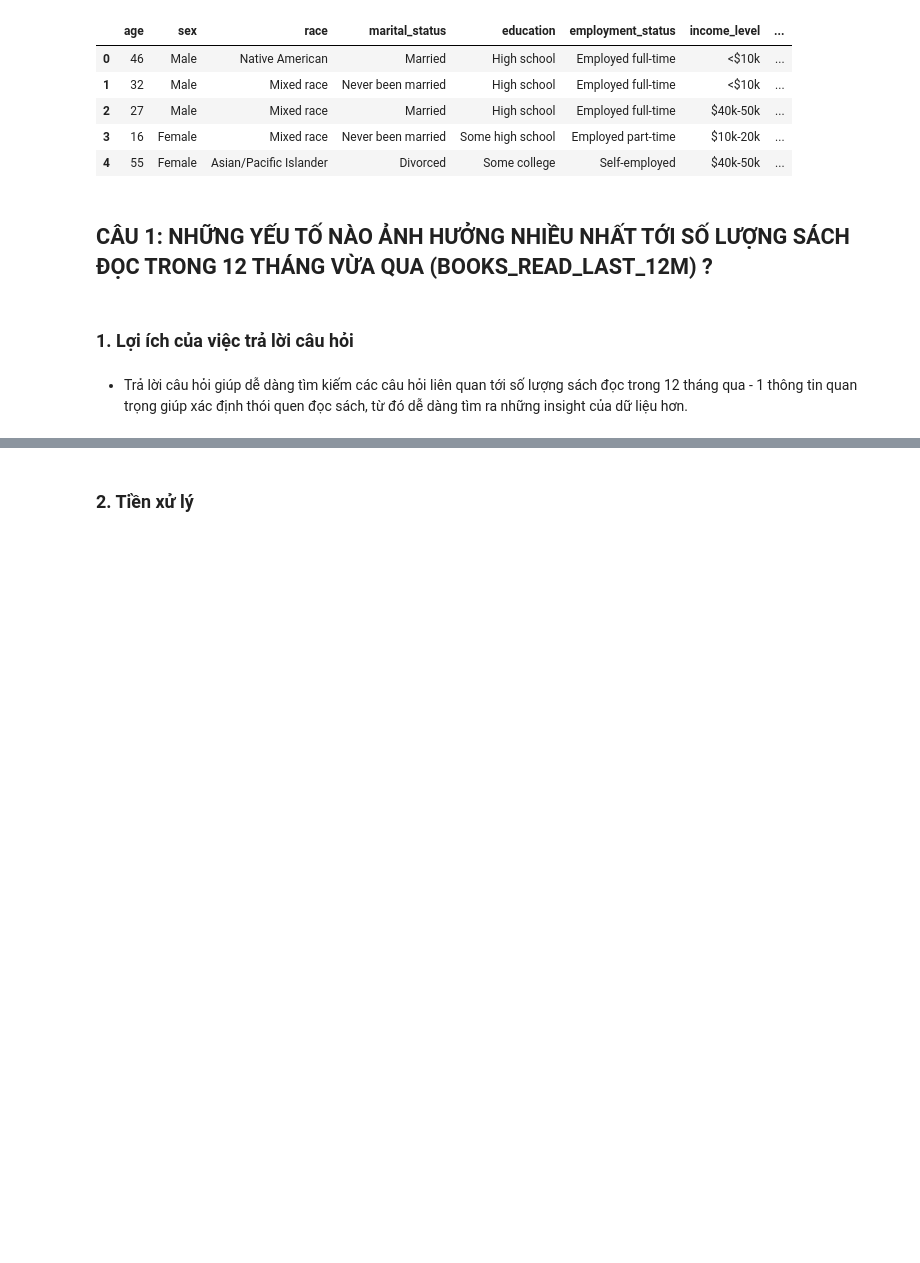
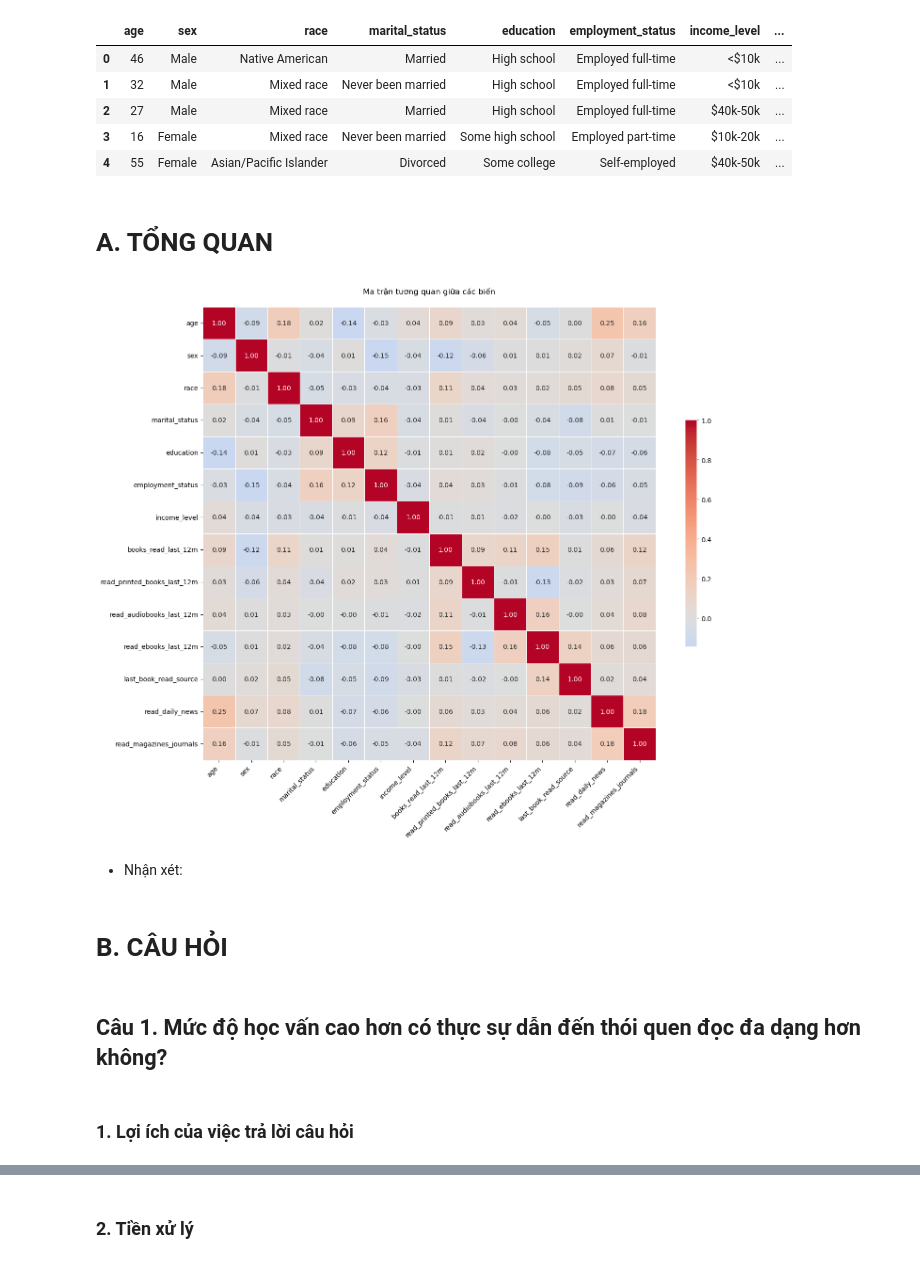
Before and after one commit to neyngnn/LTKHDL, a Jupyter notebook: notebook/Eda.ipynb, the cells around one changed output, grey strips where cells are left out. Saved outputs shown, nothing was run; the diff lists cells and outputs as text; code cells hidden in the pictures; blank space fills up the shorter version.

Commit message:
add correlation matrix

```diff
--- a/notebook/Eda.ipynb
+++ b/notebook/Eda.ipynb
@@ -29,5 +28,5 @@ df.head()
 | 2 | 27 | Male | Mixed race | Married | High school | Employed full-time | $40k-50k | ... |
 | 3 | 16 | Female | Mixed race | Never been married | Some high school | Employed part-time | $10k-20k | ... |
 | 4 | 55 | Female | Asian/Pacific Islander | Divorced | Some college | Self-employed | $40k-50k | ... |
-# %% [markdown]
-## CÂU 1: NHỮNG YẾU TỐ NÀO ẢNH HƯỞNG NHIỀU NHẤT TỚI SỐ LƯỢNG SÁCH ĐỌC TRONG 12 THÁNG VỪA QUA (**BOOKS_READ_LAST_12M**) ?
+# %% [markdown]
+# **A. TỔNG QUAN**
@@ -34,4 +80,26 @@ df.head()
+# %%
+df1 = df.copy()
+df_corr = prepare_correlation_data(df1)
+plot_correlation_matrix(df_corr)
+corr_matrix = df_corr.corr()
+strong_correlations = []
+for i in range(len(corr_matrix.columns)):
+    for j in range(i):
+        if abs(corr_matrix.iloc[i, j]) > 0.3:
+            strong_correlations.append({
+                'var1': corr_matrix.columns[i],
+                'var2': corr_matrix.columns[j],
+                'correlation': corr_matrix.iloc[i, j]
+            })
+
+strong_correlations.sort(key=lambda x: abs(x['correlation']), reverse=True)
+# %% [output]
+[figure, added]
+# %% [markdown]
+- Nhận xét:
+# %% [markdown]
+# **B. CÂU HỎI**
+# %% [markdown]
+## Câu 1. Mức độ học vấn cao hơn có thực sự dẫn đến thói quen đọc đa dạng hơn không?
 # %% [markdown]
 ### 1. Lợi ích của việc trả lời câu hỏi
-# %% [markdown]
-- Trả lời câu hỏi giúp dễ dàng tìm kiếm các câu hỏi liên quan tới số lượng sách đọc trong 12 tháng qua - 1 thông tin quan trọng giúp xác định thói quen đọc sách, từ đó dễ dàng tìm ra những insight của dữ liệu hơn.
```
Also changed, not shown: parts of 59 cells of this notebook.
